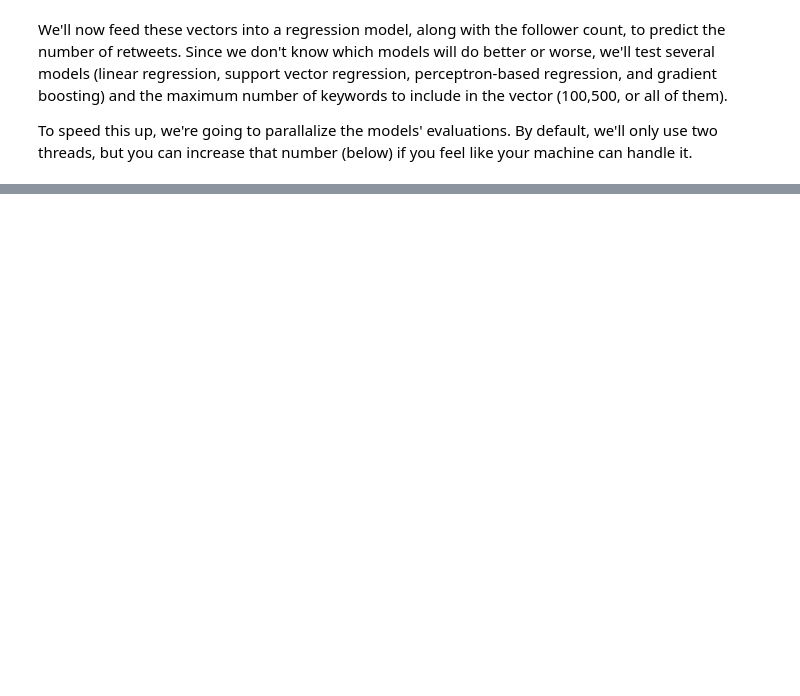
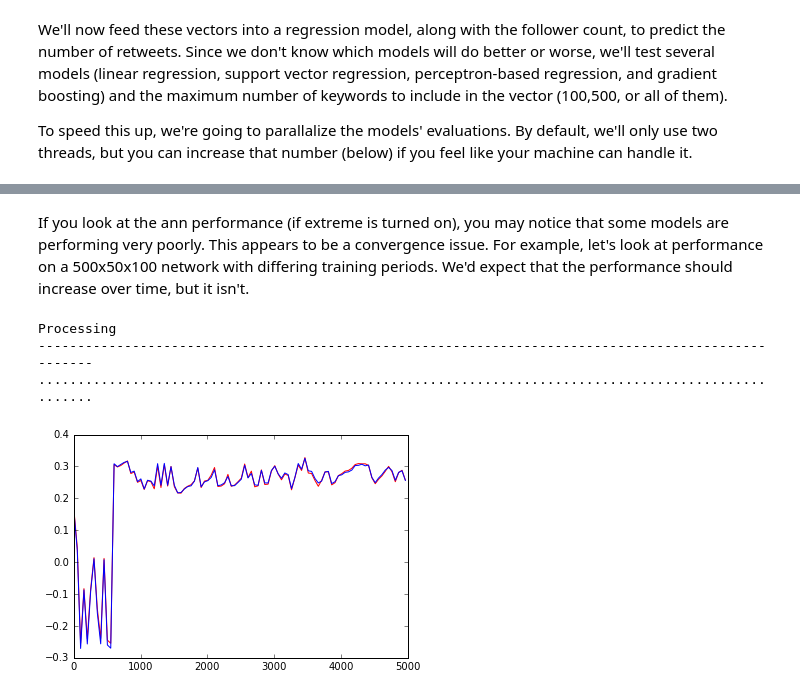
Before and after one commit to ToddBodnar/deep-retweets, a Jupyter notebook: code/basic_model.ipynb, the cells around one changed output, grey strips where cells are left out. Drawn from its saved outputs; the diff is of its cells as text; code cells hidden in the pictures; blank space fills up the shorter version.

Commit message:
multivariable regression on bag of words
transferred over old gist into notebook

```diff
--- a/code/basic_model.ipynb
+++ b/code/basic_model.ipynb
@@ -91,8 +93,8 @@ We'll now feed these vectors into a regression model, along with the follower co
 
 To speed this up, we're going to parallalize the models' evaluations. By default, we'll only use two threads, but you can increase that number (below) if you feel like your machine can handle it.
 # %%
-number_of_threads = 2 ##Default is 2, increasing this should decrease execution time, but increase resources used. May effect the system's performance if set too high!
-extreme = False ##do more models and higher dimensionality vectors (but much slower)
+number_of_threads = 4 ##Default is 2, increasing this should decrease execution time, but increase resources used. May effect the system's performance if set too high!
+extreme = True ##do more models and higher dimensionality vectors (but much slower)
 # %%
 import queue
 import threading
@@ -174,0 +232,45 @@ display(model_fits)
+# %% [markdown]
+If you look at the ann performance (if extreme is turned on), you may notice that some models are performing very poorly. This appears to be a convergence issue. For example, let's look at performance on a 500x50x100 network with differing training periods. We'd expect that the performance should increase over time, but it isn't.
+# %%
+
+test_score = []
+train_score = []
+epochs = []
+
+print("Processing")
+
+for epoch in range(5,5001,50):
+    print("-",end='')
+
+print()
+
+if test_transformed is None:
+    test_transformed = {}
+    train_transformed = {}
+
+for key_count in [500]:
+    textToVector = CountVectorizer(min_df = 5, max_features = key_count, binary=True, stop_words='english')
+    train_text = (textToVector.fit_transform(data_train[[2]]["text"])).todense()
+    test_text = (textToVector.transform(data_test[[2]]["text"])).todense()
+    train_transformed[key_count] = np.concatenate((np.array(train_text),np.array(data_train[[1]])),axis=1)
+    test_transformed[key_count] = np.concatenate((np.array(test_text),np.array(data_test[[1]])),axis=1)
+
+model = sklearn.neural_network.MLPRegressor(hidden_layer_sizes=(50,100),tol=0,max_iter = 50)
+
+for epoch in range(5,5001,50):
+    model.partial_fit(train_transformed[500],data_train[[0]]["retweets"])
+
+    test_score.append(stats.spearmanr(model.predict(test_transformed[500]),data_test[["retweets"]]["retweets"])[0])
+    train_score.append(stats.spearmanr(model.predict(train_transformed[500]),data_train[["retweets"]]["retweets"])[0])
+    epochs.append(epoch)
+    print(".",end='')
+# %% [output]
+Processing
+----------------------------------------------------------------------------------------------------
+....................................................................................................
+# %%
+plt.plot(epochs,train_score,'r')
+plt.plot(epochs,test_score,'b')
+plt.show()
+# %% [output]
+[figure, added]
```
Also changed, not shown: parts of 12 cells of this notebook, 1 other file.
